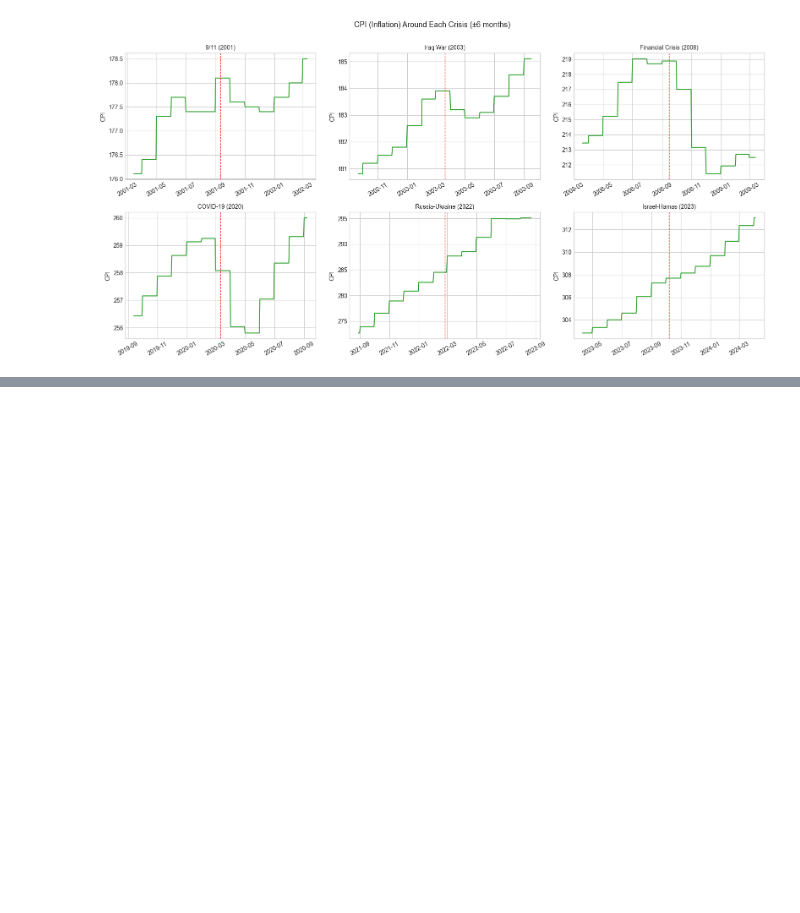
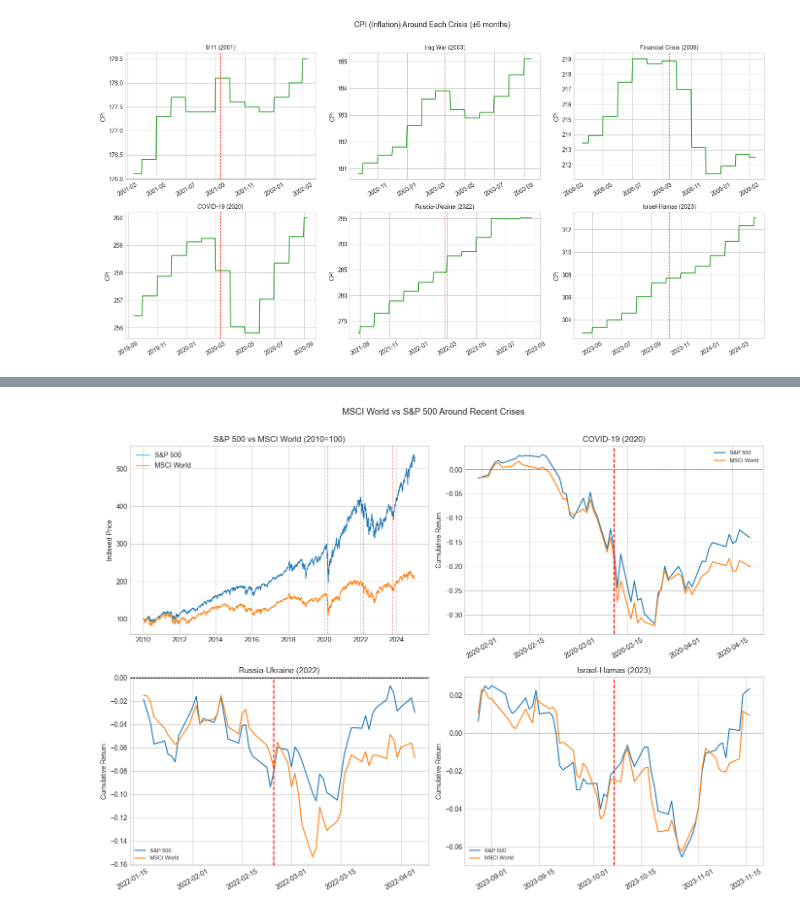
Before and after one commit to yagmurcaloglu-design/DSA_210_TermProject, a Jupyter notebook: eda.ipynb, the cells around one changed output, grey strips where cells are left out. Cells and saved outputs as stored; diff of their text form; code cells hidden in the pictures; blank space fills up the shorter version.

```diff
--- a/eda.ipynb
+++ b/eda.ipynb
@@ -353,0 +358,49 @@ plt.show()
+# %%
+# MSCI World vs SP500 comparison (available from 2010)
+if 'MSCI_World' in prices.columns:
+    fig, axes = plt.subplots(2, 2, figsize=(14, 10))
+    axes = axes.flatten()
+
+    recent_crises = {
+        'COVID-19 (2020)':       '2020-03-11',
+        'Russia-Ukraine (2022)': '2022-02-24',
+        'Israel-Hamas (2023)':   '2023-10-07',
+    }
+
+    # Full timeline comparison
+    ax = axes[0]
+    start = '2010-01-01'
+    sp500_norm  = prices['SP500'].loc[start:]  / prices['SP500'].loc[start:].iloc[0] * 100
+    msci_norm   = prices['MSCI_World'].loc[start:] / prices['MSCI_World'].loc[start:].iloc[0] * 100
+    ax.plot(sp500_norm.index, sp500_norm.values, color='#1f77b4', linewidth=1, label='S&P 500')
+    ax.plot(msci_norm.index,  msci_norm.values,  color='#ff7f0e', linewidth=1, label='MSCI World')
+    for crisis_name, crisis_date_str in recent_crises.items():
+        ax.axvline(x=pd.Timestamp(crisis_date_str), color='red', linestyle='--', alpha=0.5, linewidth=1)
+    ax.set_title('S&P 500 vs MSCI World (2010=100)')
+    ax.set_ylabel('Indexed Price')
+    ax.legend()
+
+    # Crisis windows
+    for i, (crisis_name, crisis_date_str) in enumerate(recent_crises.items()):
+        crisis_date = pd.Timestamp(crisis_date_str)
+        start = crisis_date - pd.Timedelta(days=40)
+        end   = crisis_date + pd.Timedelta(days=40)
+
+        sp = returns['SP500'].loc[start:end]
+        msci = returns['MSCI_World'].loc[start:end]
+
+        ax = axes[i+1]
+        ax.plot(sp.index,   (1 + sp/100).cumprod()   - 1, color='#1f77b4', label='S&P 500')
+        ax.plot(msci.index, (1 + msci/100).cumprod() - 1, color='#ff7f0e', label='MSCI World')
+        ax.axvline(x=crisis_date, color='red', linestyle='--', linewidth=1.5)
+        ax.axhline(0, color='black', linewidth=0.8, linestyle='--')
+        ax.set_title(crisis_name)
+        ax.set_ylabel('Cumulative Return')
+        ax.legend(fontsize=8)
+        ax.tick_params(axis='x', rotation=30)
+
+    plt.suptitle('MSCI World vs S&P 500 Around Recent Crises', fontsize=13, y=1.01)
+    plt.tight_layout()
+    plt.show()
+# %% [output]
+[figure, added]
```
Also changed, not shown: parts of 12 cells of this notebook, 16 other files.
